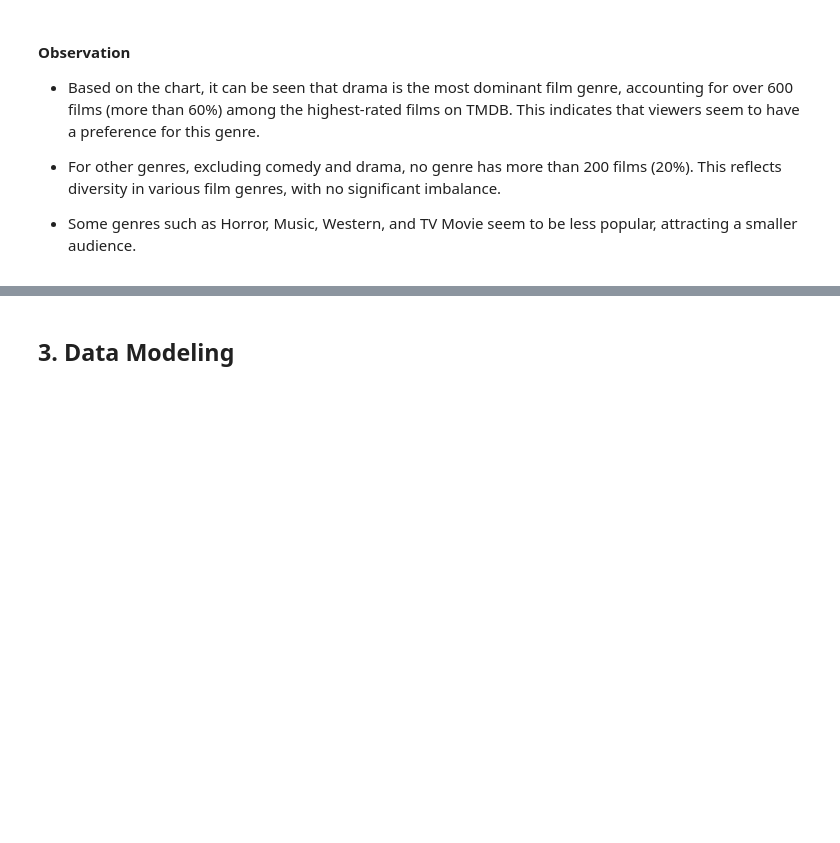
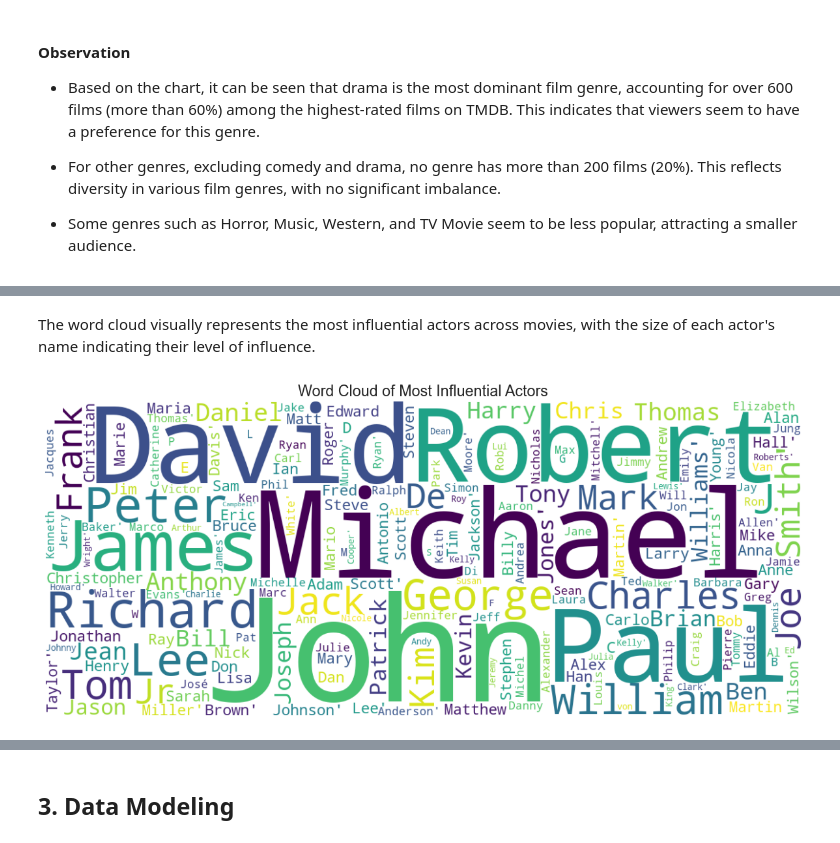
Before and after one commit to Deadinside-at-HCMUS/CSC14119-project, a Jupyter notebook: Notebook.ipynb, the cells around one changed output, grey strips where cells are left out. Drawn from its saved outputs; the diff is of its cells as text; code cells hidden in the pictures; blank space fills up the shorter version.

```diff
--- a/Notebook.ipynb
+++ b/Notebook.ipynb
@@ -365,0 +409,17 @@ plt.show()
+# %% [markdown]
+The word cloud visually represents the most influential actors across movies, with the size of each actor's name indicating their level of influence.
+# %%
+# Combine all actors into a single string
+all_actors = ', '.join(df['casts'].astype(str).values)
+
+# Generate a word cloud
+wordcloud = WordCloud(width=1200, height=500, background_color='white').generate(all_actors)
+
+# Plot
+plt.figure(figsize=(15, 10))
+plt.imshow(wordcloud, interpolation='bilinear')
+plt.axis('off')
+plt.title('Word Cloud of Most Influential Actors')
+plt.show()
+# %% [output]
+[figure, added]
```
Also changed, not shown: parts of 8 cells of this notebook.
